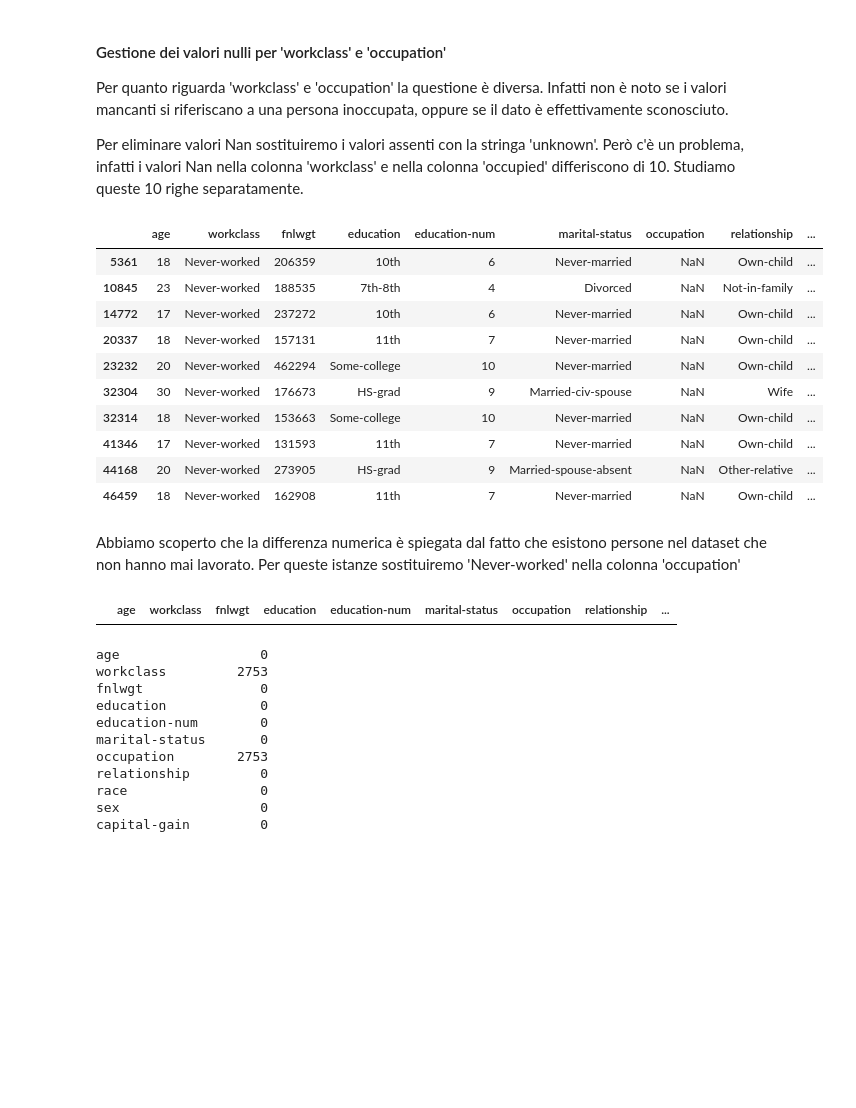
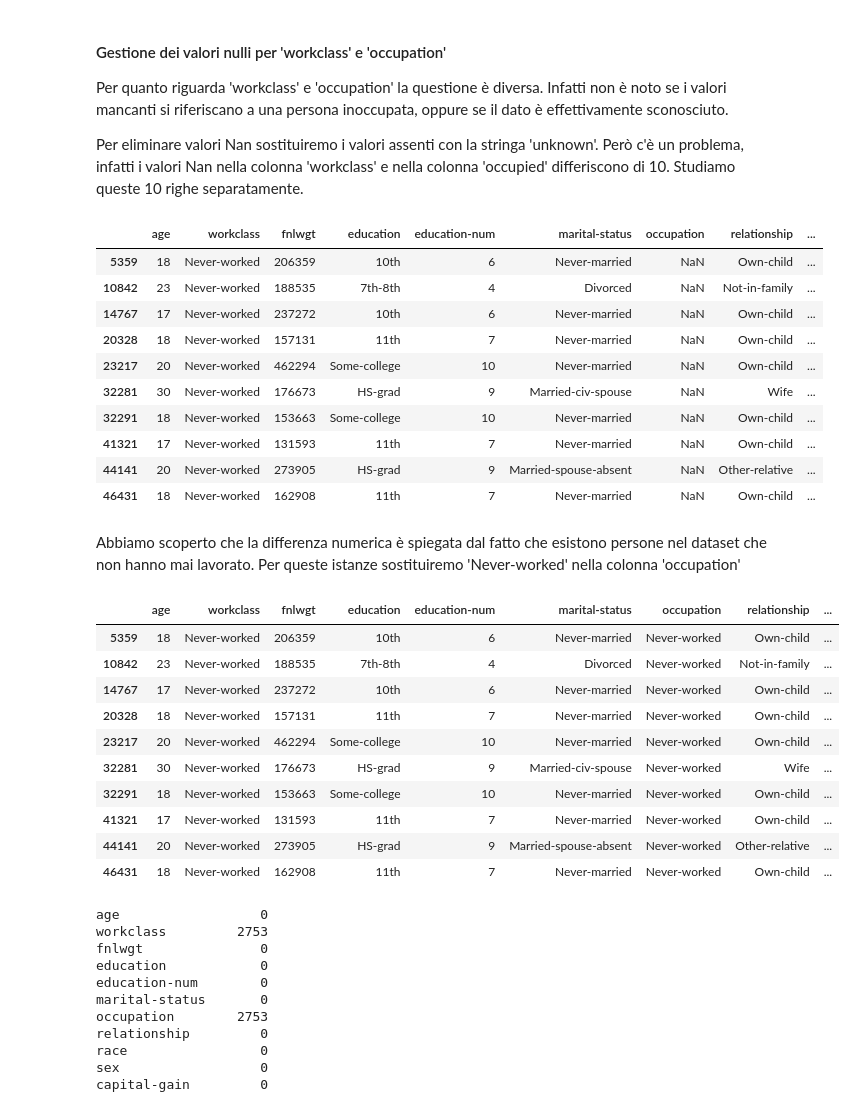
Before and after one commit to NicoSanse/ML_Project, a Jupyter notebook: Project.ipynb, the cells around one changed output. Cells and saved outputs as stored; diff of their text form; code cells hidden in the pictures; blank space fills up the shorter version.

```diff
--- a/Project.ipynb
+++ b/Project.ipynb
@@ -312,0 +424,9 @@ Le righe sono duplicate e non abbiamo chiavi primarie o criteri univoci per dist
+# %%
+# lets drop duplicated records
+print('Forma del dataset prima dell\'eliminazione delle righe duplicate: ', df.shape)
+
+df = df.drop_duplicates()
+
+print('Forma del dataset dopo l\'eliminazione delle righe duplicate: ', df.shape)
+
+df.duplicated().sum()
@@ -450,27 +574,37 @@ Per eliminare valori Nan sostituiremo i valori assenti con la stringa 'unknown'.
 df[(df['workclass'].isnull()) ^ (df['occupation'].isnull())]
 # %% [output]
 |  | age | workclass | fnlwgt | education | education-num | marital-status | occupation | relationship | ... |
-| 5361 | 18 | Never-worked | 206359 | 10th | 6 | Never-married | NaN | Own-child | ... |
-| 10845 | 23 | Never-worked | 188535 | 7th-8th | 4 | Divorced | NaN | Not-in-family | ... |
-| 14772 | 17 | Never-worked | 237272 | 10th | 6 | Never-married | NaN | Own-child | ... |
-| 20337 | 18 | Never-worked | 157131 | 11th | 7 | Never-married | NaN | Own-child | ... |
-| 23232 | 20 | Never-worked | 462294 | Some-college | 10 | Never-married | NaN | Own-child | ... |
-| 32304 | 30 | Never-worked | 176673 | HS-grad | 9 | Married-civ-spouse | NaN | Wife | ... |
-| 32314 | 18 | Never-worked | 153663 | Some-college | 10 | Never-married | NaN | Own-child | ... |
-| 41346 | 17 | Never-worked | 131593 | 11th | 7 | Never-married | NaN | Own-child | ... |
-| 44168 | 20 | Never-worked | 273905 | HS-grad | 9 | Married-spouse-absent | NaN | Other-relative | ... |
-| 46459 | 18 | Never-worked | 162908 | 11th | 7 | Never-married | NaN | Own-child | ... |
+| 5359 | 18 | Never-worked | 206359 | 10th | 6 | Never-married | NaN | Own-child | ... |
+| 10842 | 23 | Never-worked | 188535 | 7th-8th | 4 | Divorced | NaN | Not-in-family | ... |
+| 14767 | 17 | Never-worked | 237272 | 10th | 6 | Never-married | NaN | Own-child | ... |
+| 20328 | 18 | Never-worked | 157131 | 11th | 7 | Never-married | NaN | Own-child | ... |
+| 23217 | 20 | Never-worked | 462294 | Some-college | 10 | Never-married | NaN | Own-child | ... |
+| 32281 | 30 | Never-worked | 176673 | HS-grad | 9 | Married-civ-spouse | NaN | Wife | ... |
+| 32291 | 18 | Never-worked | 153663 | Some-college | 10 | Never-married | NaN | Own-child | ... |
+| 41321 | 17 | Never-worked | 131593 | 11th | 7 | Never-married | NaN | Own-child | ... |
+| 44141 | 20 | Never-worked | 273905 | HS-grad | 9 | Married-spouse-absent | NaN | Other-relative | ... |
+| 46431 | 18 | Never-worked | 162908 | 11th | 7 | Never-married | NaN | Own-child | ... |
 # %% [markdown]
 Abbiamo scoperto che la differenza numerica è spiegata dal fatto che esistono persone nel dataset che non hanno mai lavorato.
 Per queste istanze sostituiremo 'Never-worked' nella colonna 'occupation'
 # %%
 # scriviamo nel dataset temp_df 'Never-worked' nella colonna occupation per ogni riga
 
 df.loc[(df['workclass'].isnull()) ^ (df['occupation'].isnull()), 'occupation'] = 'Never-worked'
 
-df[(df['workclass'].isnull()) ^ (df['occupation'].isnull())]
+df.loc[(df['workclass'] == 'Never-worked')]
 # %% [output]
 |  | age | workclass | fnlwgt | education | education-num | marital-status | occupation | relationship | ... |
+| 5359 | 18 | Never-worked | 206359 | 10th | 6 | Never-married | Never-worked | Own-child | ... |
+| 10842 | 23 | Never-worked | 188535 | 7th-8th | 4 | Divorced | Never-worked | Not-in-family | ... |
+| 14767 | 17 | Never-worked | 237272 | 10th | 6 | Never-married | Never-worked | Own-child | ... |
+| 20328 | 18 | Never-worked | 157131 | 11th | 7 | Never-married | Never-worked | Own-child | ... |
+| 23217 | 20 | Never-worked | 462294 | Some-college | 10 | Never-married | Never-worked | Own-child | ... |
+| 32281 | 30 | Never-worked | 176673 | HS-grad | 9 | Married-civ-spouse | Never-worked | Wife | ... |
+| 32291 | 18 | Never-worked | 153663 | Some-college | 10 | Never-married | Never-worked | Own-child | ... |
+| 41321 | 17 | Never-worked | 131593 | 11th | 7 | Never-married | Never-worked | Own-child | ... |
+| 44141 | 20 | Never-worked | 273905 | HS-grad | 9 | Married-spouse-absent | Never-worked | Other-relative | ... |
+| 46431 | 18 | Never-worked | 162908 | 11th | 7 | Never-married | Never-worked | Own-child | ... |
 # %%
 df.isna().sum()
 # %% [output]
```
Also changed, not shown: parts of 44 cells of this notebook, 2 other files.
